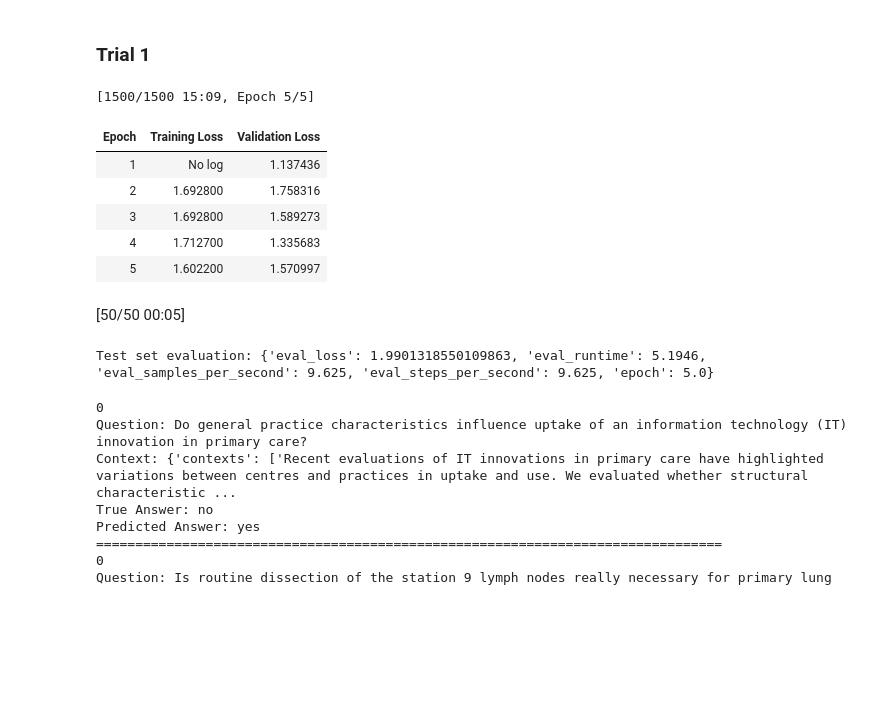
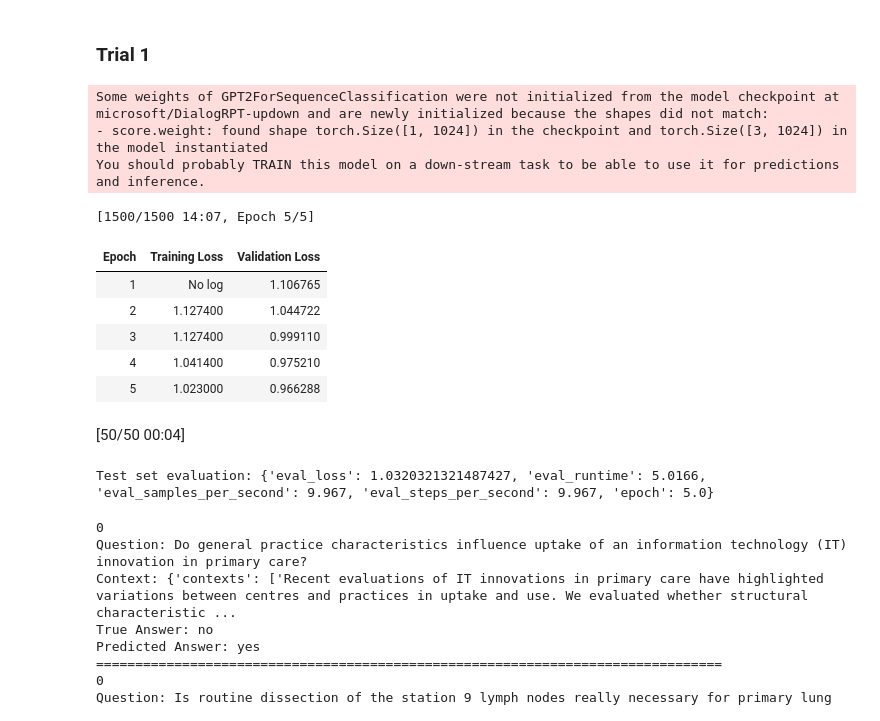
Before and after one commit to almond5/CAP4630_HW1, a Jupyter notebook: qna_method/qna_gpt_2.ipynb, the cells around one changed output. Saved outputs shown, nothing was run; the diff lists cells and outputs as text; code cells hidden in the pictures; blank space fills up the shorter version.

```diff
--- a/qna_method/qna_gpt_2.ipynb
+++ b/qna_method/qna_gpt_2.ipynb
@@ -810,42 +827,45 @@ train_dataset, val_dataset, test_dataset = torch.utils.data.random_split(
 
 model = GPT2ForSequenceClassification.from_pretrained("microsoft/DialogRPT-updown", num_labels=3, ignore_mismatched_sizes=True)
 
 # Define training arguments
 training_args = TrainingArguments(
     output_dir="./results",
     evaluation_strategy="epoch",
-    learning_rate=2e-6,
+    learning_rate=5e-7,
     num_train_epochs=5,
     per_device_train_batch_size=1,
     per_device_eval_batch_size=1,
     weight_decay=0.01,
 )
 
 # Initialize the Trainer
 trainer = Trainer(
     model=model,
     args=training_args,
     train_dataset=train_dataset,
     eval_dataset=val_dataset,
     tokenizer=tokenizer,
 )
 
 # Train the model
 trainer.train()
 
 # Evaluate the model
 metrics = trainer.evaluate(eval_dataset=test_dataset)
 print("Test set evaluation:", metrics)
 # %% [output]
-[1500/1500 15:09, Epoch 5/5]
+Some weights of GPT2ForSequenceClassification were not initialized from the model checkpoint at microsoft/DialogRPT-updown and are newly initialized because the shapes did not match:
+- score.weight: found shape torch.Size([1, 1024]) in the checkpoint and torch.Size([3, 1024]) in the model instantiated
+You should probably TRAIN this model on a down-stream task to be able to use it for predictions and inference.
+[1500/1500 14:07, Epoch 5/5]
 | Epoch | Training Loss | Validation Loss |
-| 1 | No log | 1.137436 |
-| 2 | 1.692800 | 1.758316 |
-| 3 | 1.692800 | 1.589273 |
-| 4 | 1.712700 | 1.335683 |
-| 5 | 1.602200 | 1.570997 |
+| 1 | No log | 1.106765 |
+| 2 | 1.127400 | 1.044722 |
+| 3 | 1.127400 | 0.999110 |
+| 4 | 1.041400 | 0.975210 |
+| 5 | 1.023000 | 0.966288 |
-[50/50 00:05]
+[50/50 00:04]
-Test set evaluation: {'eval_loss': 1.9901318550109863, 'eval_runtime': 5.1946, 'eval_samples_per_second': 9.625, 'eval_steps_per_second': 9.625, 'epoch': 5.0}
+Test set evaluation: {'eval_loss': 1.0320321321487427, 'eval_runtime': 5.0166, 'eval_samples_per_second': 9.967, 'eval_steps_per_second': 9.967, 'epoch': 5.0}
 # %%
 # Define the function to predict using the trained model
 def predict_answer(question, context):
```
Also changed, not shown: parts of 14 cells of this notebook.
